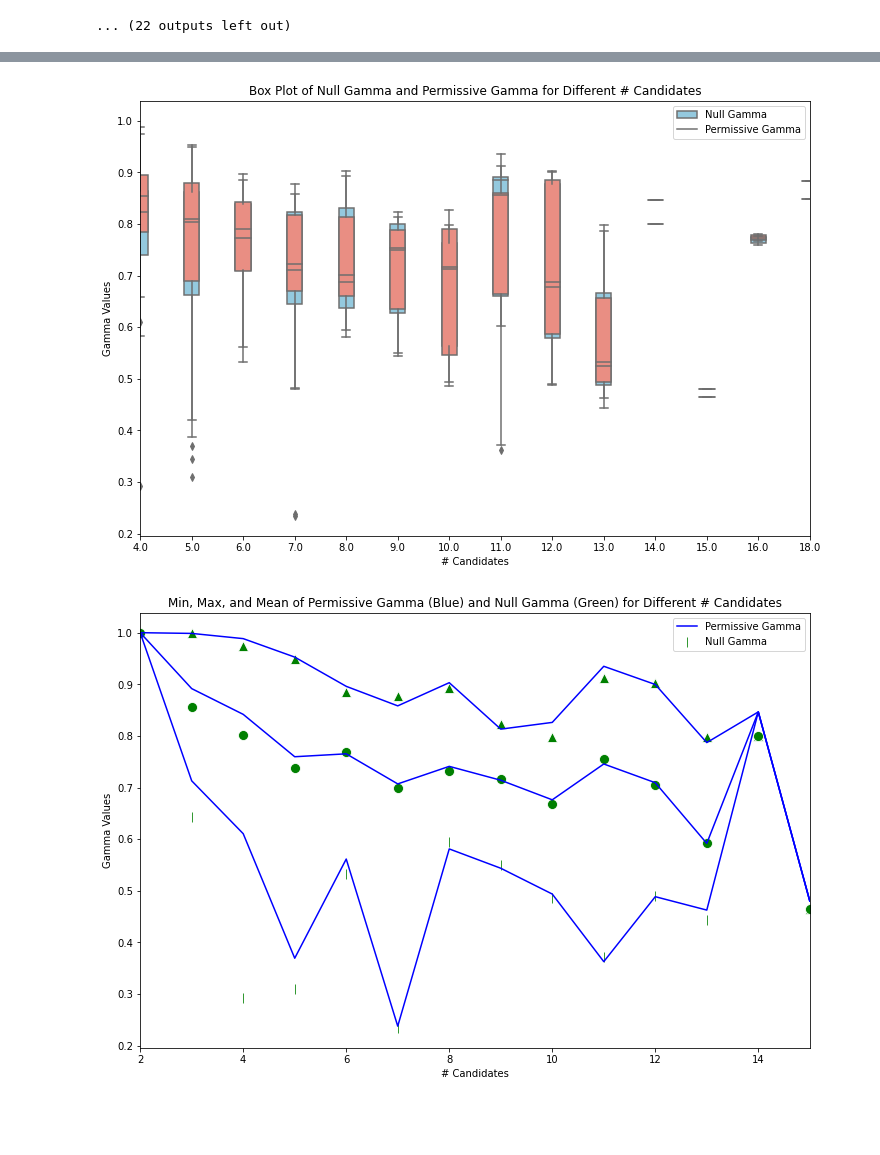
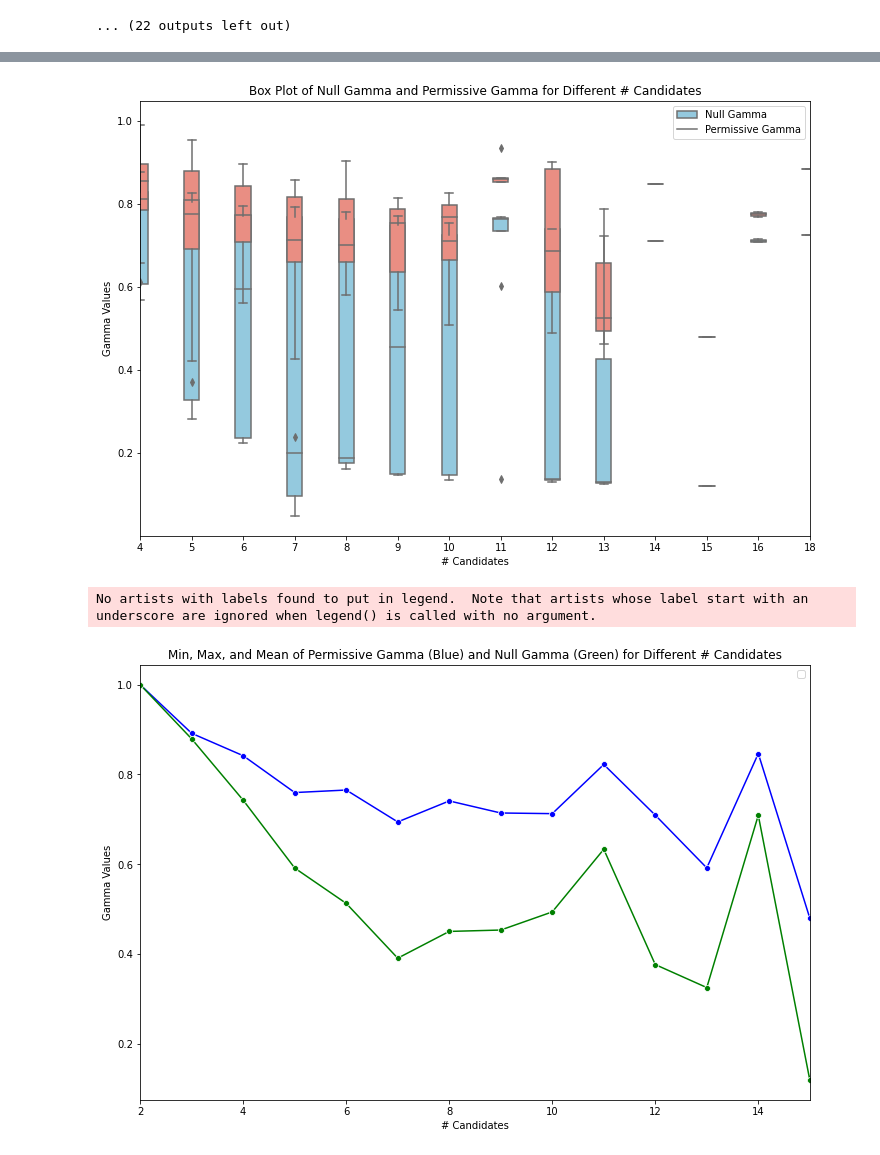
Before and after one commit to ericssimpson/voting-analysis-tools, a Jupyter notebook: cleaned files/null_elections.ipynb, the cells around one changed output, grey strips where cells are left out. Cells and saved outputs as stored; diff of their text form; code cells hidden in the pictures; blank space fills up the shorter version.

```diff
--- a/cleaned files/null_elections.ipynb
+++ b/cleaned files/null_elections.ipynb
@@ -373,7 +421,7 @@ import pandas as pd
 from scipy.stats import ttest_rel
 
 # Step 1: Read the CSV file
-file_path = "gamma_table.csv"
+file_path = "null_gamma_values3.csv"
 data = pd.read_csv(file_path)
 
 # Step 2: Group by number of candidates
@@ -444,35 +492,36 @@ plt.legend(labels=['Null Gamma', 'Permissive Gamma'])
 plt.xlim(2, 15)
 plt.show()
 # %% [output]
-[figure, old version]
+[figure, new version]
 # %%
 import seaborn as sns
 import matplotlib.pyplot as plt
 
 # Calculate min, max, and mean values for each # of candidates for permissive_gamma
 permissive_summary_data = data.groupby('#candidates')['permissive_gamma'].agg(['min', 'max', 'mean']).reset_index()
 
 # Calculate min, max, and mean values for each # of candidates for null_gamma
 null_summary_data = data.groupby('#candidates')['null_gamma'].agg(['min', 'max', 'mean']).reset_index()
 
 # Plotting
 plt.figure(figsize=(12, 8))
 
 # Plot min, max, and mean for permissive_gamma
-sns.lineplot(x='#candidates', y='min', data=permissive_summary_data, color='blue', label='Permissive Gamma', marker=None)
-sns.lineplot(x='#candidates', y='max', data=permissive_summary_data, color='blue', marker=None)
-sns.lineplot(x='#candidates', y='mean', data=permissive_summary_data, color='blue', marker=None)
+#sns.scatterplot(x='#candidates', y='min', data=permissive_summary_data, color='blue', label='Permissive Gamma', marker='|')
+#sns.scatterplot(x='#candidates', y='max', data=permissive_summary_data, color='blue', marker='^')
+sns.lineplot(x='#candidates', y='mean', data=permissive_summary_data, color='blue', marker='o')
 
 # Plot min, max, and mean for null_gamma
-sns.scatterplot(x='#candidates', y='min', data=null_summary_data, color='green', label='Null Gamma', marker='|', s=100)
-sns.scatterplot(x='#candidates', y='max', data=null_summary_data, color='green', marker='^', s=100)
-sns.scatterplot(x='#candidates', y='mean', data=null_summary_data, color='green', marker='o', s=100)
+#sns.scatterplot(x='#candidates', y='min', data=null_summary_data, color='green', label='Null Gamma', marker='|', s=100)
+#sns.scatterplot(x='#candidates', y='max', data=null_summary_data, color='green', marker='^', s=100)
+sns.lineplot(x='#candidates', y='mean', data=null_summary_data, color='green', marker='o')
 
 plt.xlabel('# Candidates')
 plt.ylabel('Gamma Values')
 plt.title('Min, Max, and Mean of Permissive Gamma (Blue) and Null Gamma (Green) for Different # Candidates')
 plt.legend()
 plt.xlim(2, 15)
 plt.show()
 # %% [output]
+No artists with labels found to put in legend.  Note that artists whose label start with an underscore are ignored when legend() is called with no argument.
-[figure, old version]
+[figure, new version]
```
Also changed, not shown: parts of 5 cells of this notebook, 7 other files.
